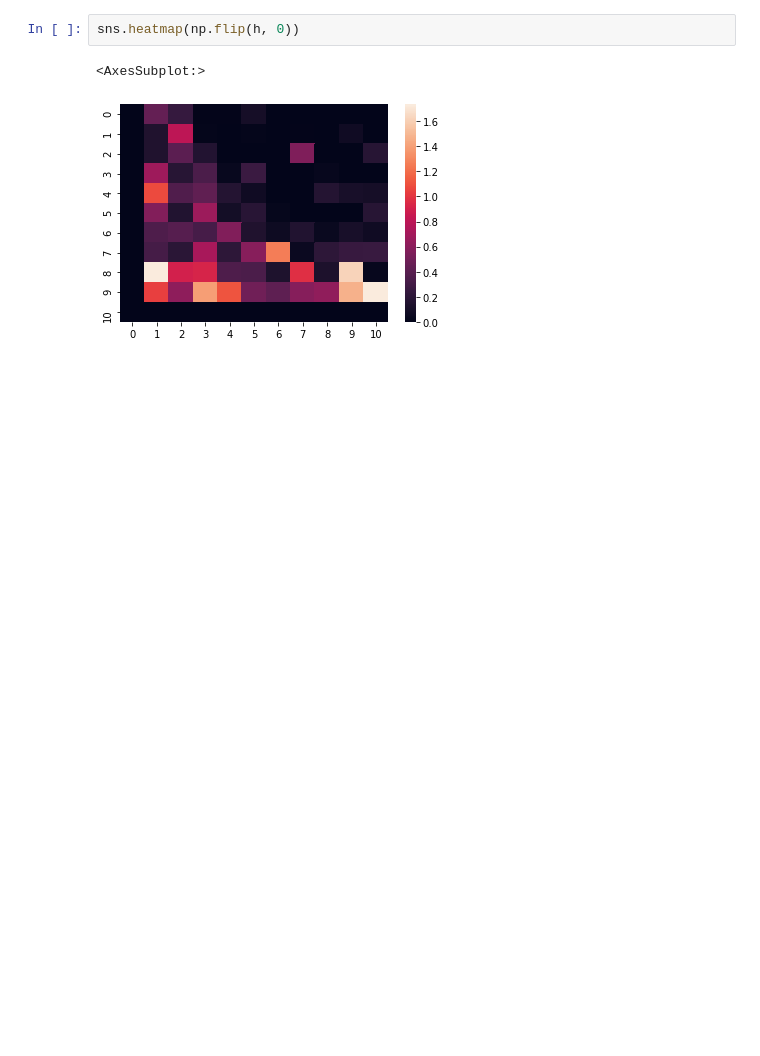
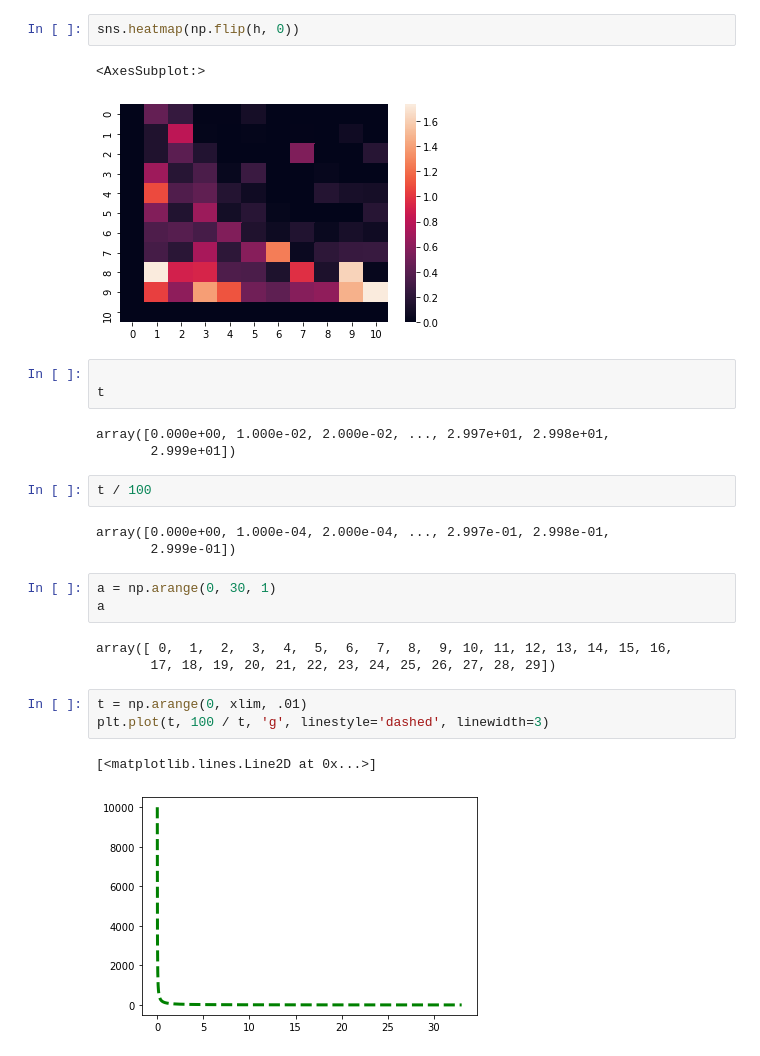
Before and after one commit to keyboardAnt/Decoupling-Gating-From-Linearity, a Jupyter notebook: heatmap.ipynb, the cells around one changed output. Saved outputs shown, nothing was run; the diff lists cells and outputs as text; blank space fills up the shorter version.

```diff
--- a/heatmap.ipynb
+++ b/heatmap.ipynb
@@ -16,3 +39,26 @@ sns.heatmap(np.flip(h, 0))
 # %% [output]
 <AxesSubplot:>
 [figure]
+# %%
+
+t
+# %% [output]
+array([0.000e+00, 1.000e-02, 2.000e-02, ..., 2.997e+01, 2.998e+01,
+       2.999e+01])
+# %%
+t / 100
+# %% [output]
+array([0.000e+00, 1.000e-04, 2.000e-04, ..., 2.997e-01, 2.998e-01,
+       2.999e-01])
+# %%
+a = np.arange(0, 30, 1)
+a
+# %% [output]
+array([ 0,  1,  2,  3,  4,  5,  6,  7,  8,  9, 10, 11, 12, 13, 14, 15, 16,
+       17, 18, 19, 20, 21, 22, 23, 24, 25, 26, 27, 28, 29])
+# %%
+t = np.arange(0, xlim, .01)
+plt.plot(t, 100 / t, 'g', linestyle='dashed', linewidth=3)
+# %% [output]
+[<matplotlib.lines.Line2D at 0x...>]
+[figure, added]
```
Also changed, not shown: parts of 4 cells of this notebook, 7 other files.
